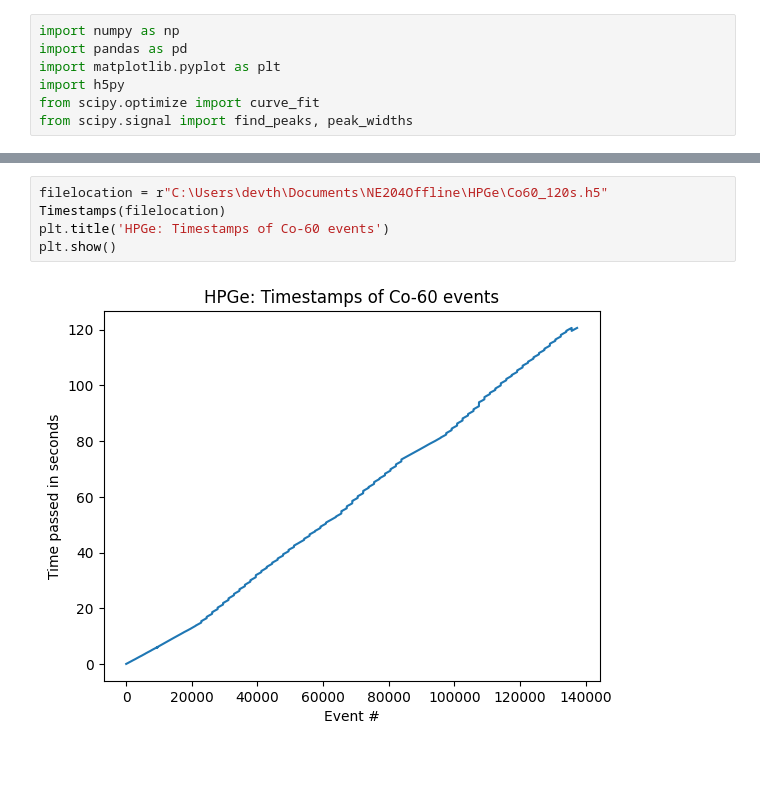
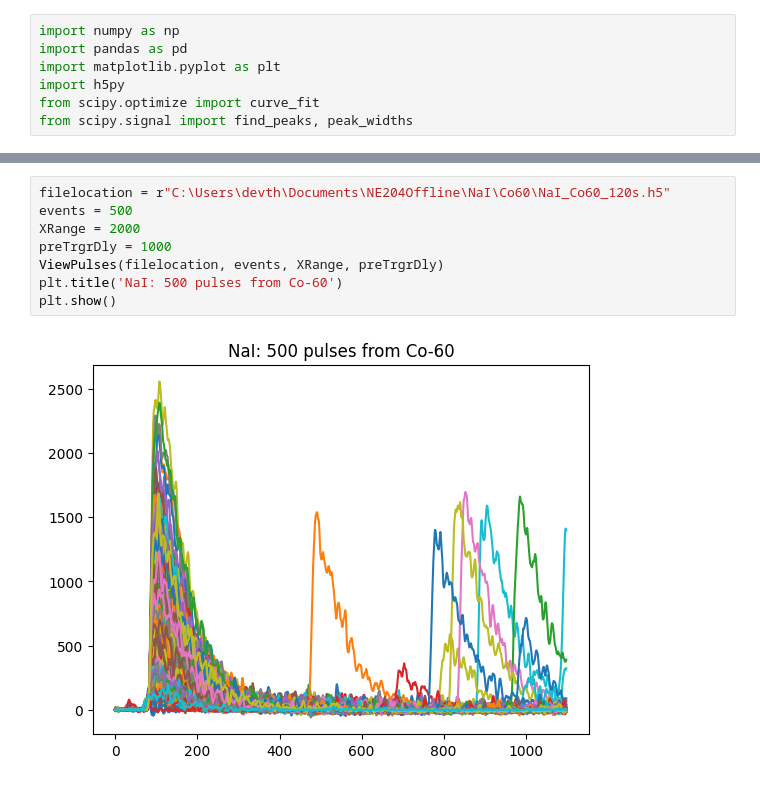
Before and after one commit to UCB-NE-204-2022/Devin_Thatcher_NE204, a Jupyter notebook: Lab2/Jupyter/NE204Lab2.ipynb, the cells around one changed output, grey strips where cells are left out. Saved outputs shown, nothing was run; the diff lists cells and outputs as text.

```diff
--- a/Lab2/Jupyter/NE204Lab2.ipynb
+++ b/Lab2/Jupyter/NE204Lab2.ipynb
@@ -25,7 +52,10 @@ def Timestamps(filelocation):
 # %%
-filelocation = r"C:\Users\devth\Documents\NE204Offline\HPGe\Co60_120s.h5"
-Timestamps(filelocation)
-plt.title('HPGe: Timestamps of Co-60 events')
+filelocation = r"C:\Users\devth\Documents\NE204Offline\NaI\Co60\NaI_Co60_120s.h5"
+events = 500
+XRange = 2000
+preTrgrDly = 1000
+ViewPulses(filelocation, events, XRange, preTrgrDly)
+plt.title('NaI: 500 pulses from Co-60')
 plt.show()
 # %% [output]
-[figure, old version]
+[figure, new version]
```
Also changed, not shown: parts of 38 cells of this notebook, 9 other files.
